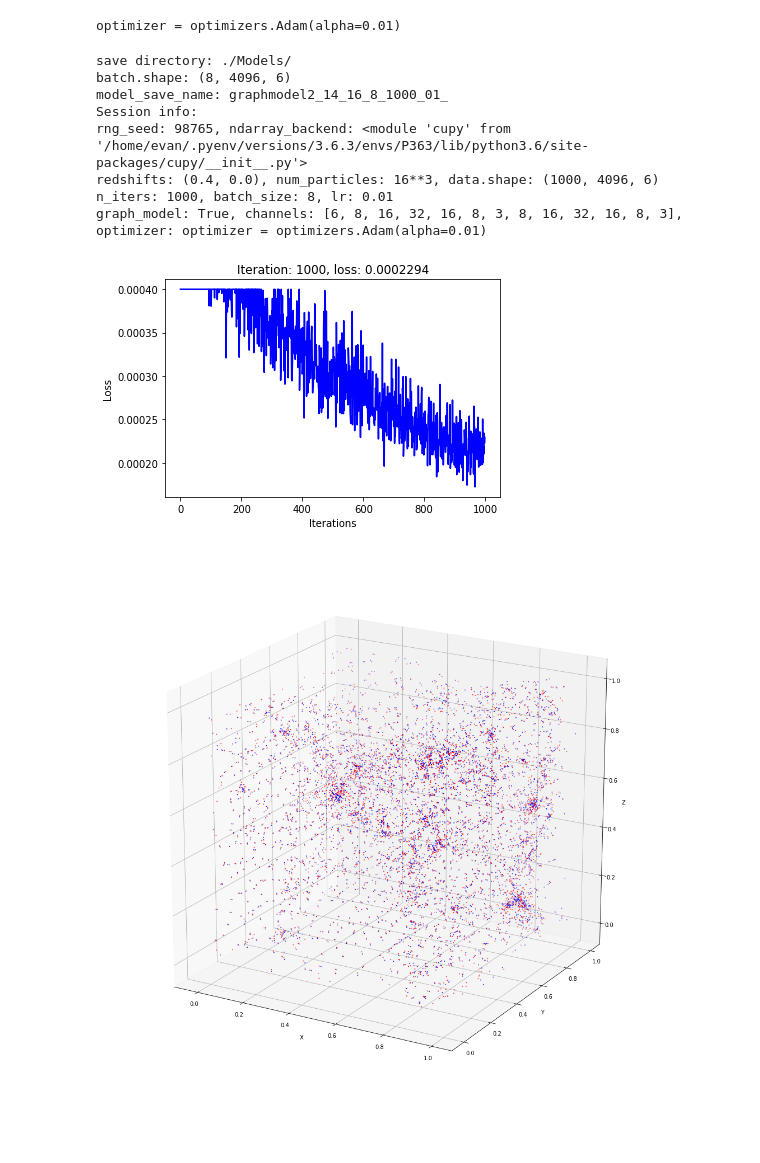
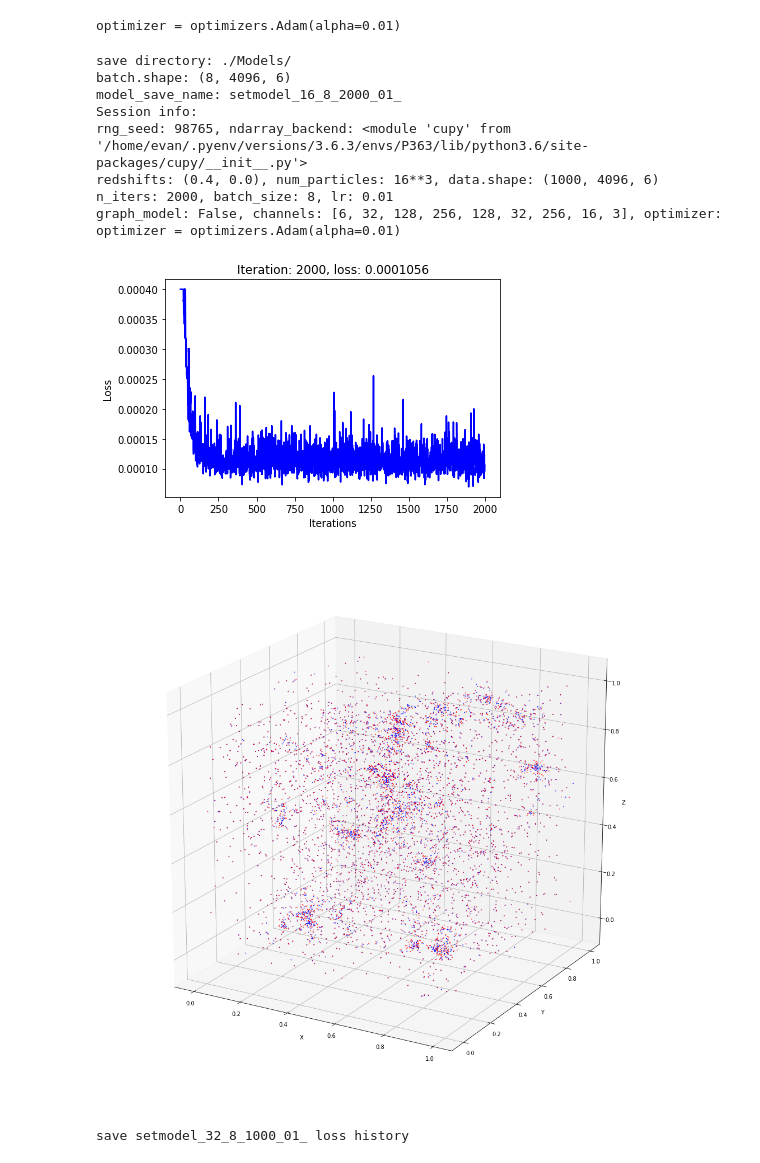
Before and after one commit to evdcush/N-Body_PointCloudEvolution, a Jupyter notebook: nbody.ipynb, the cells around one changed output. Drawn from its saved outputs; the diff is of its cells as text; code cells hidden in the pictures.

```diff
--- a/nbody.ipynb
+++ b/nbody.ipynb
@@ -54,14 +54,14 @@ X.shape: (1000, 4096, 6)
 '''
 Model and optimizer params
 '''
-channels = [6, 8, 16, 32, 16, 8, 3, 8, 16, 32, 16, 8, 3] # 'bi',lowest loss for graph model with 0.01 8
-#channels = [6, 32, 128, 256, 128, 32, 256, 16, 3]
+#channels = [6, 8, 16, 32, 16, 8, 3, 8, 16, 32, 16, 8, 3] # 'bi',lowest loss for graph model with 0.01 8
+channels = [6, 32, 128, 256, 128, 32, 256, 16, 3]
 lr = 0.01
 # %%
 '''
 Initialize training model and optimizer
 '''
-use_graph = True
+use_graph = False
 nn_search_type = ('knn', 14)
 model = models.nBodyModel(channels, use_graph=use_graph)
 if use_gpu: model.to_gpu() # can specify gpu device with device=*
@@ -82,7 +82,7 @@ interm_model_dir = model_dir + 'interm/'
 
 # training vars
 batch_size = 8
-n_iters = 1000
+n_iters = 2000
 # %%
 '''
 Training setup
@@ -100,8 +100,7 @@ naming postfix convention:
 |dataset|batch_size|iterations|learning_rate|
 eg: 16_64_1000_001
 '''
-#model_name = 'graph_bounded_16_bi_8_2000_01_'
-model_name = 'graphmodel2_14_16_8_1000_01_'
+model_name = 'setmodel_16_8_2000_01_'
 print('model_save_name: ' + model_name)
 
 # loss container
@@ -113,12 +112,12 @@ print('graph_model: {}, channels: {}, optimizer: {}'.format(use_graph, model.cha
 # %% [output]
 save directory: ./Models/
 batch.shape: (8, 4096, 6)
-model_save_name: graphmodel2_14_16_8_1000_01_
+model_save_name: setmodel_16_8_2000_01_
 Session info:
 rng_seed: 98765, ndarray_backend: <module 'cupy' from '/home/evan/.pyenv/versions/3.6.3/envs/P363/lib/python3.6/site-packages/cupy/__init__.py'>
 redshifts: (0.4, 0.0), num_particles: 16**3, data.shape: (1000, 4096, 6)
-n_iters: 1000, batch_size: 8, lr: 0.01
-graph_model: True, channels: [6, 8, 16, 32, 16, 8, 3, 8, 16, 32, 16, 8, 3], optimizer: optimizer = optimizers.Adam(alpha=0.01)
+n_iters: 2000, batch_size: 8, lr: 0.01
+graph_model: False, channels: [6, 32, 128, 256, 128, 32, 256, 16, 3], optimizer: optimizer = optimizers.Adam(alpha=0.01)
 # %%
 '''
 Train loop
@@ -134,11 +133,10 @@ for cur_iter in range(1, n_iters + 1):
     x_in, x_true   = to_variable([_x_in, _x_true])
 
     # get prediction and loss
+    graphNN = None
     if use_graph:
         graphNN = graph_ops.GraphNN(_x_in, *nn_search_type)
-        x_hat = model(x_in, graphNN=graphNN, add=True, bounded=use_bounded) # prediction
-    else:
-        x_hat = model(x_in, add=True, bounded=use_bounded) # prediction
+    x_hat = model(x_in, graphNN=graphNN, add=True, bounded=use_bounded) # prediction
 
     if use_bounded: loss = nn.loss_fun_bounded(x_hat, x_true, bound=bound)
     else:           loss = nn.loss_fun(x_hat, x_true)
@@ -146,35 +144,35 @@ for cur_iter in range(1, n_iters + 1):
     # backprop and update
     loss.backward()
     optimizer.update()
     # save loss history
     loss_history[idx_iter] = cuda.to_cpu(loss.data)
     # Plot loss and save current model weights
     if save_cond:
         #print('{0:^4}    {1:^5}    {2:^4}'.format(cur_iter, loss_history[cur_iter-1], time.time()-t0))
         cur = str(cur_iter)
         np.save(model_dir + 'loss_history', loss_history)
         # plot loss
         plt.yscale('log')
-        plt.grid(True)
         plt.clf()
         plt.xlabel('Iterations')
         plt.ylabel('Loss')
         y = loss_history[:cur_iter]
         yclip = .0004#np.mean(loss_history[:40])
         xvals = np.arange(cur_iter)
+        plt.grid(True)
         plt.plot(xvals, np.clip(y,0,yclip), 'b-')
         #poly = np.poly1d(np.polyfit(xvals, y, 4))
         #plt.plot(xvals, poly(xvals), 'o-')
         #plt.yscale('linear')
         plt.title('Iteration: {0}, loss: {1:.4}'.format(cur_iter, loss_history[idx_iter]))
         display.display(plt.gcf())
         display.clear_output(wait=True)
         time.sleep(0.0001)
         if cur_iter % 50 == 0:
             serializers.save_npz(interm_model_dir + model_name + cur + '.model', model)
             serializers.save_npz(interm_model_dir + model_name + cur + '.state', optimizer)
 # %% [output]
-[figure, old version]
+[figure, new version]
 # %%
 '''
 save train data
@@ -197,7 +195,7 @@ xh_x = xh[:,:,0]
 xh_y = xh[:,:,1]
 xh_z = xh[:,:,2]
 
-j = 7
+j = 2
 particle_size = .9
 truth_color = 'b'
 pred_color = 'r'
@@ -216,7 +214,24 @@ ax1.view_init(20, 300)
 display.display(plt.gcf())
 display.clear_output(wait=True)
 time.sleep(0.0001)
+for angle in range(0,360,15):
+    ax1.view_init(30, angle)
+    display.display(plt.gcf())
+    display.clear_output(wait=True)
+if not
+#fig.savefig('./Plots/' + model_name, dpi=2400,bbox_inches='tight') # warning, this makes a huge image
 # %% [output]
-[figure, old version]
+[figure, new version]
 # %%
 plt.close('all')
+# %%
+'''
+Save current
+'''
+#model_name = 'radgraph_1_16_bi_8_2000_01_'
+print('save {} loss history'.format(model_name))
+np.save(model_dir + 'loss_history_' + model_name, loss_history)
+serializers.save_npz(model_dir + model_name + '.model', model)
+serializers.save_npz(model_dir + model_name + '.state', optimizer)
+# %% [output]
+save setmodel_32_8_1000_01_ loss history
```
Also changed, not shown: parts of 12 cells of this notebook, 1 other file.
